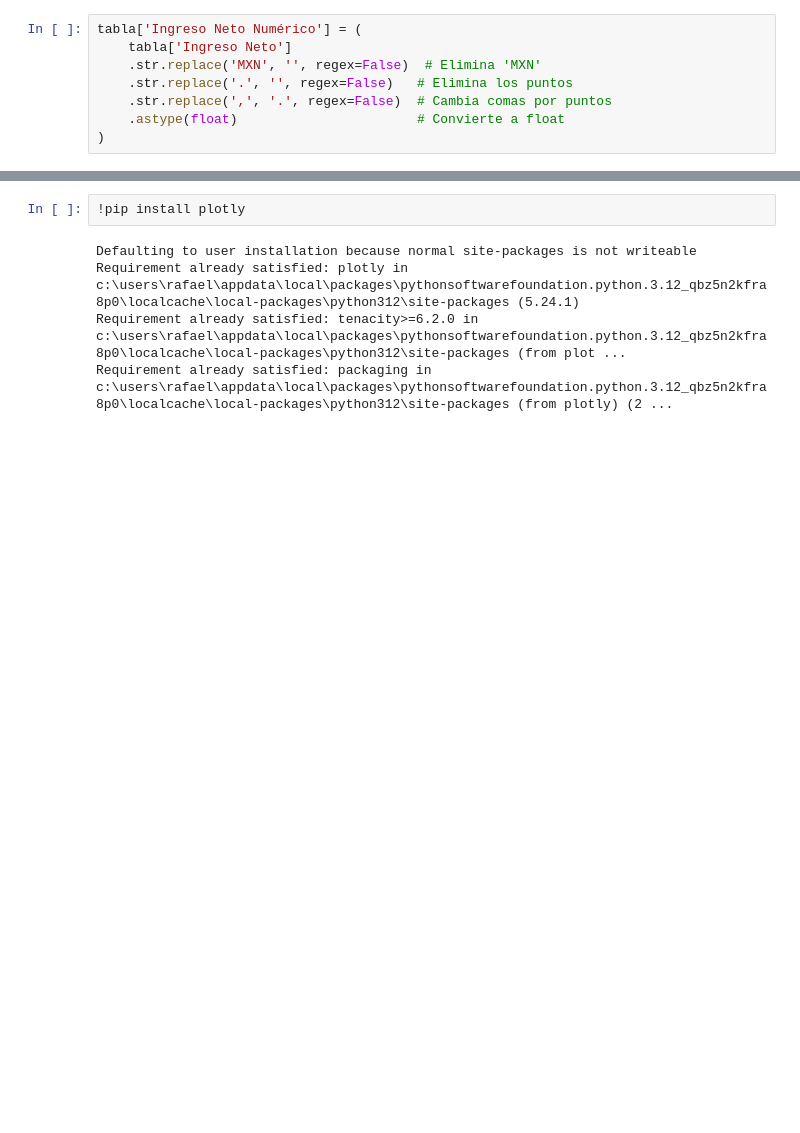
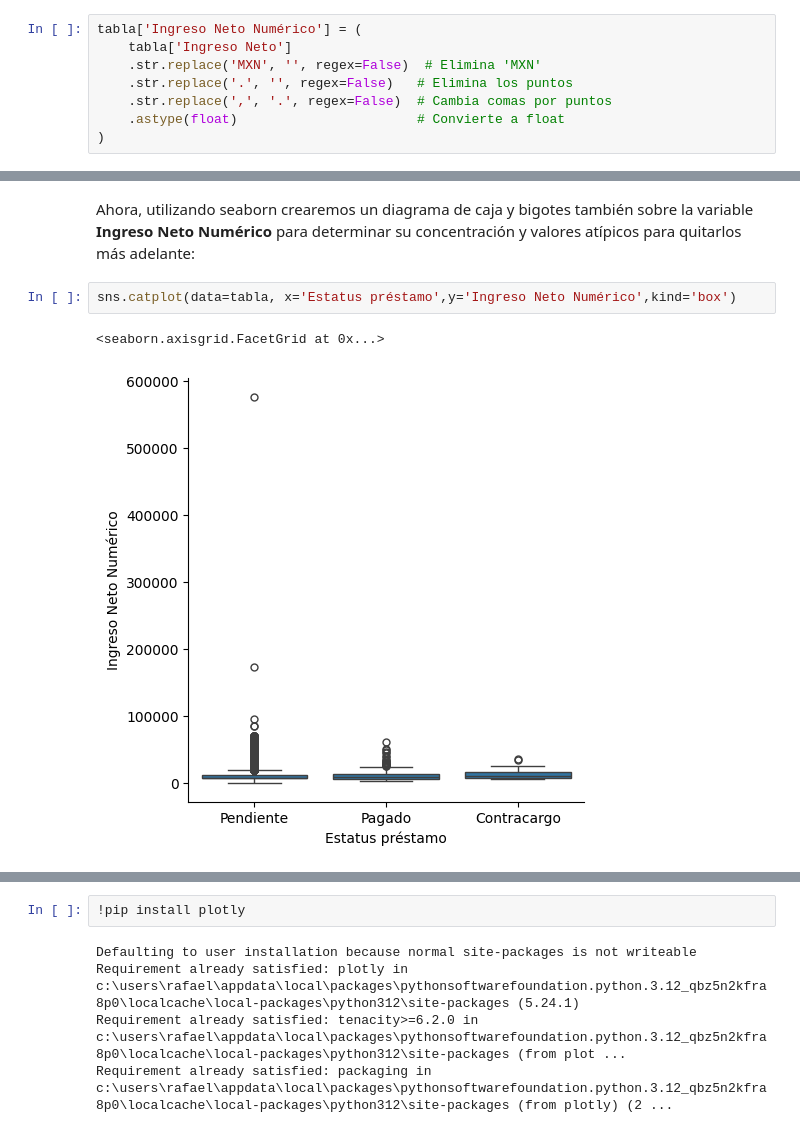
Before and after one commit to RafaelCipagautaCarvajal/Ejercicios_Bootcamp_DS, a Jupyter notebook: E2/Ejercicio2.ipynb, the cells around one changed output, grey strips where cells are left out. Saved outputs shown, nothing was run; the diff lists cells and outputs as text; blank space fills up the shorter version.

```diff
--- a/E2/Ejercicio2.ipynb
+++ b/E2/Ejercicio2.ipynb
@@ -77,0 +107,7 @@ tabla['Ingreso Neto Numérico'] = (
+# %% [markdown]
+Ahora, utilizando seaborn crearemos un diagrama de caja y bigotes también sobre la variable **Ingreso Neto Numérico** para determinar su concentración y valores atípicos para quitarlos más adelante:
+# %%
+sns.catplot(data=tabla, x='Estatus préstamo',y='Ingreso Neto Numérico',kind='box')
+# %% [output]
+<seaborn.axisgrid.FacetGrid at 0x...>
+[figure, added]
```
Also changed, not shown: parts of 38 cells of this notebook.
